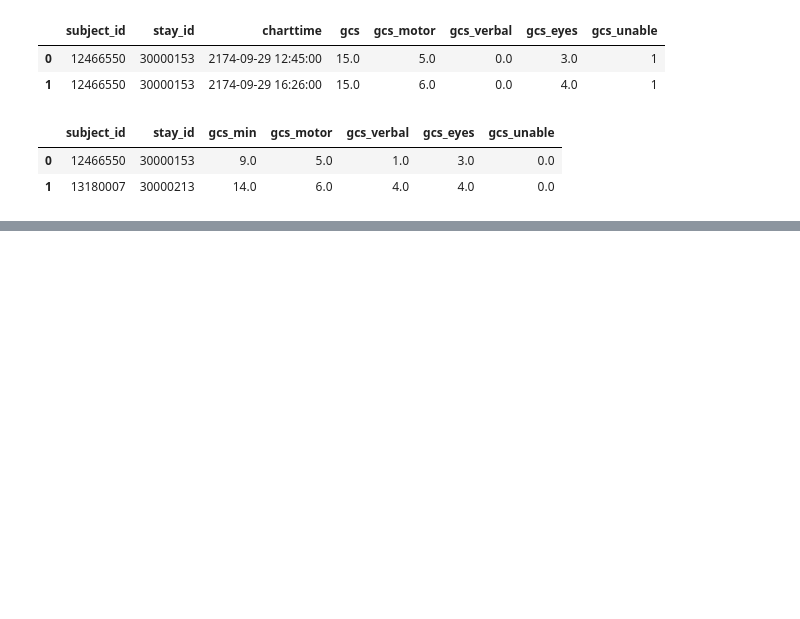
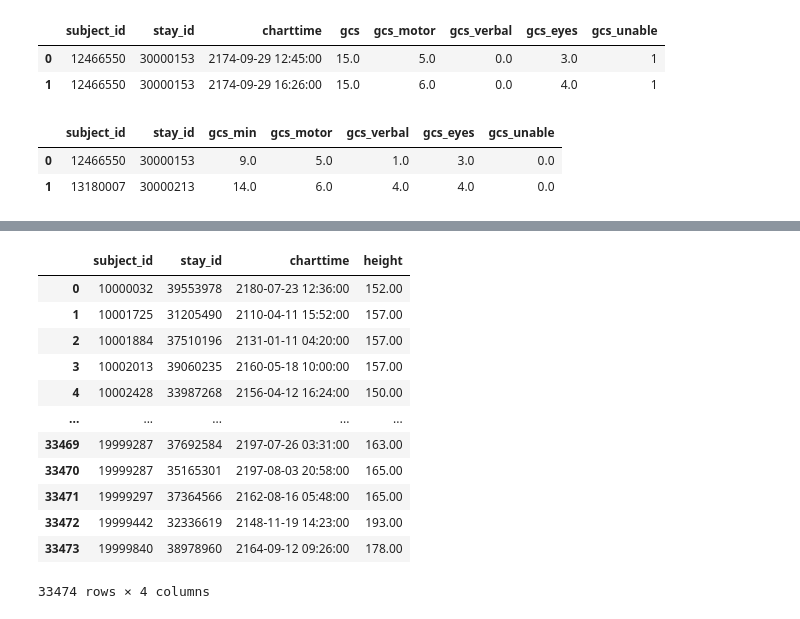
Before and after one commit to sujungleeml/P1_extubationfailure, a Jupyter notebook: 이수정/python_codes/dataext2_demographic.ipynb, the cells around one changed output, grey strips where cells are left out. Drawn from its saved outputs; the diff is of its cells as text; code cells hidden in the pictures; blank space fills up the shorter version.

Commit message:
data update

```diff
--- a/이수정/python_codes/dataext2_demographic.ipynb
+++ b/이수정/python_codes/dataext2_demographic.ipynb
@@ -96,6 +96,10 @@ gcs = pd.DataFrame(curs.fetchall(), columns=columns_name)
 curs.execute("select * from mimiciv_derived.first_day_gcs;")
 columns_name = [desc[0] for desc in curs.description]
 first_day_gcs = pd.DataFrame(curs.fetchall(), columns=columns_name)
+# %%
+curs.execute("select * from mimiciv_derived.height;")
+columns_name = [desc[0] for desc in curs.description]
+height = pd.DataFrame(curs.fetchall(), columns=columns_name)
 # %%
 first_day_height.head(2)
 # %% [output]
@@ -1228,0 +352,17 @@ ventilator_duration1_3 >> filter_by(X.outcome_step3 == 'unknown')
+# %%
+#height none 인 경우에는, height 테이블에서 가지고오자.
+height
+# %% [output]
+|  | subject_id | stay_id | charttime | height |
+| 0 | 10000032 | 39553978 | 2180-07-23 12:36:00 | 152.00 |
+| 1 | 10001725 | 31205490 | 2110-04-11 15:52:00 | 157.00 |
+| 2 | 10001884 | 37510196 | 2131-01-11 04:20:00 | 157.00 |
+| 3 | 10002013 | 39060235 | 2160-05-18 10:00:00 | 157.00 |
+| 4 | 10002428 | 33987268 | 2156-04-12 16:24:00 | 150.00 |
+| ... | ... | ... | ... | ... |
+| 33469 | 19999287 | 37692584 | 2197-07-26 03:31:00 | 163.00 |
+| 33470 | 19999287 | 35165301 | 2197-08-03 20:58:00 | 165.00 |
+| 33471 | 19999297 | 37364566 | 2162-08-16 05:48:00 | 165.00 |
+| 33472 | 19999442 | 32336619 | 2148-11-19 14:23:00 | 193.00 |
+| 33473 | 19999840 | 38978960 | 2164-09-12 09:26:00 | 178.00 |
+33474 rows × 4 columns
```
Also changed, not shown: parts of 140 cells of this notebook, 1 other file.
